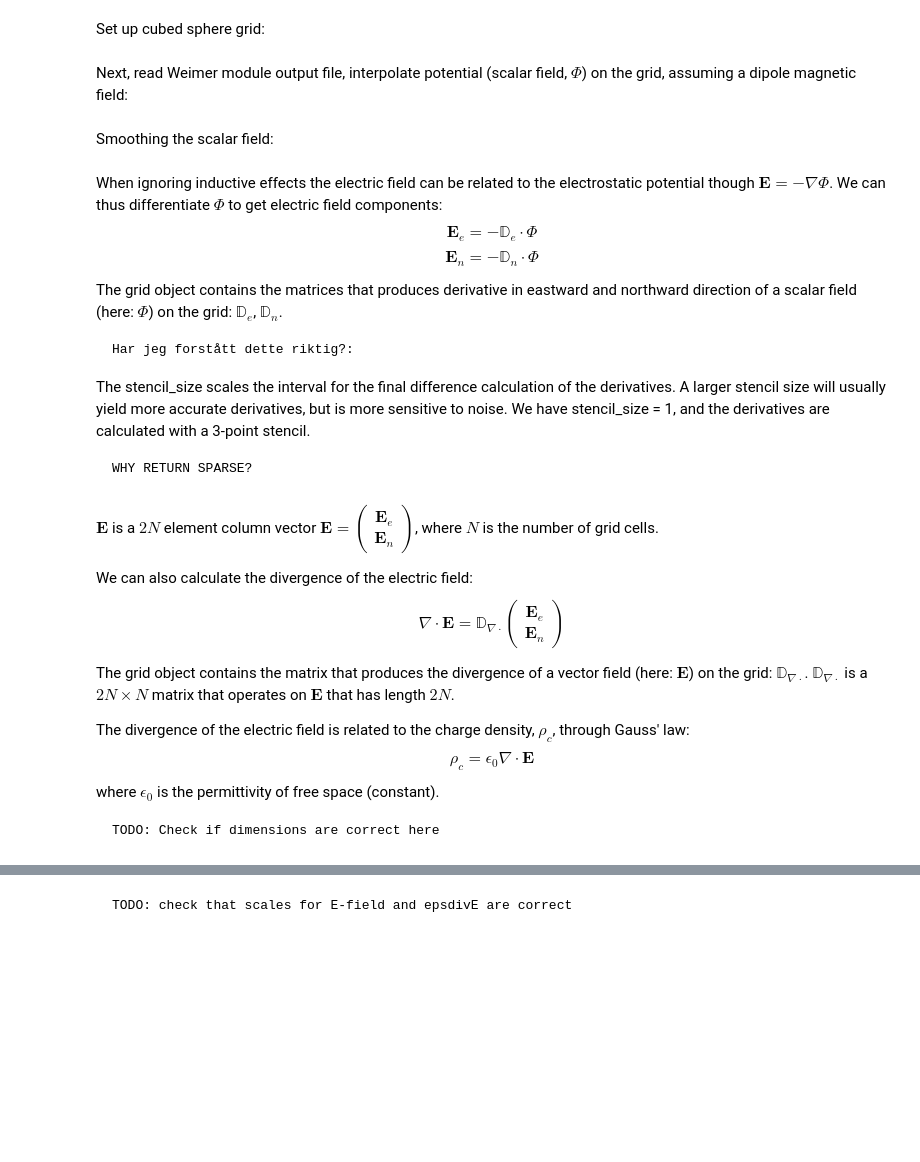
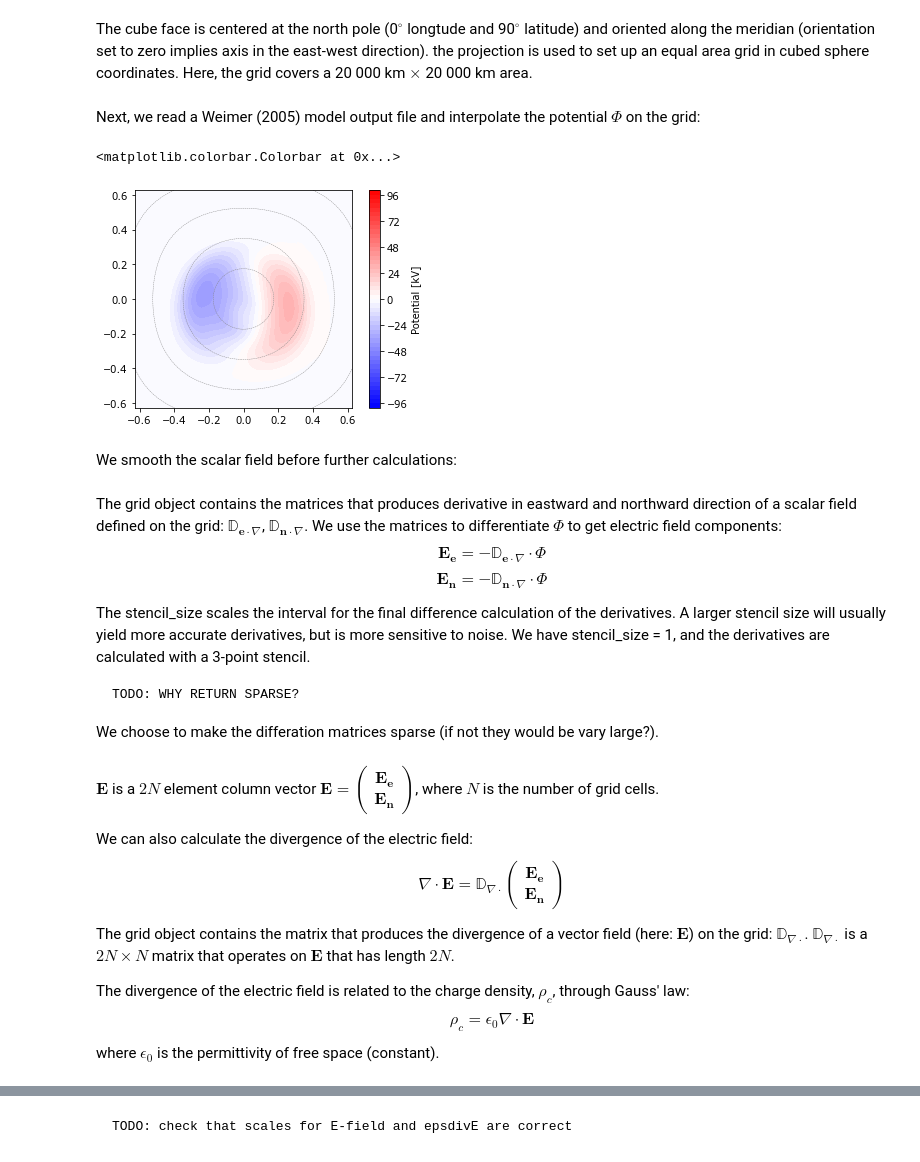
Before and after one commit to klaundal/lompe, a Jupyter notebook: examples/code_paper_figures/01_cubed_sphere_weimer_potential.ipynb, the cells around one changed output, grey strips where cells are left out. Saved outputs shown, nothing was run; the diff lists cells and outputs as text; code cells hidden in the pictures; blank space fills up the shorter version.

```diff
--- a/examples/code_paper_figures/01_cubed_sphere_weimer_potential.ipynb
+++ b/examples/code_paper_figures/01_cubed_sphere_weimer_potential.ipynb
@@ -23,9 +22,8 @@ from scipy.ndimage import median_filter
 import matplotlib.pyplot as plt
 import lompe
 
-# TODO: are we placing grid on earth or in ionosphere?
-R = 6371.2e3 # Earth radius
-B0 = 3.12e-5 # Mean magnetic field
-eps0 = 8.854e-12 # electric permittivity of free space
-stencil_size = 2 # size of the stencil used for numerical differentiation
+Re = 6371.2e3    # Earth radius
+B0 = 3.12e-5     # Mean magnetic field
+eps0 = 8.854e-12 # Electric permittivity of free space
+stencil_size = 1 # Size of the stencil used for numerical differentiation
 # %%
@@ -34,12 +33,12 @@ starttime = datetime.now() # temporary to see how run time changes for different
 # %% [markdown]
-Set up cubed sphere grid:
+The cube face is centered at the north pole (0$^{\circ}$ longtude and 90$^{\circ}$ latitude) and oriented along the meridian (orientation set to zero implies axis in the east-west direction). the projection is used to set up an equal area grid in cubed sphere coordinates. Here, the grid covers a 20 000 km $\times$ 20 000 km area.
 # %%
+Lres, Wres = 10e3, 10e3
 projection = lompe.cs.CSprojection(position = (0, 90), orientation = 0) # east, west oriented xi-axis
-#grid = lompe.cs.CSgrid(projection, 20000e3, 20000e3, 50e3, 50e3, R = R) # old resolution
-grid = lompe.cs.CSgrid(projection, 20000e3, 20000e3, 30e3, 30e3, R = R)
-SKIP = 10 # how many grid points to skip when plotting vector fields
+grid = lompe.cs.CSgrid(projection, 20000e3, 20000e3, Lres, Wres, R = Re+110e3)
+SKIP = 20 # how many grid points to skip when smoothing
 # %% [markdown]
-Next, read Weimer module output file, interpolate potential (scalar field, $\Phi$) on the grid, assuming a dipole magnetic field:
+Next, we read a Weimer (2005) model output file and interpolate the potential $\Phi$ on the grid:
 # %%
 # read potential file:
 weimer = pd.read_table('./weimer.txt', sep = ' ', skipinitialspace = True, comment = '#', names = ['mlat', 'mlt', 'R_E', 'phi'])
@@ -53,6 +52,17 @@ V     = weimer.phi .values.reshape((181, 61)) * 1e3 # kV to V
 # interpolate potential to cubedsphere grid:
 xi, eta = grid.projection.geo2cube(lonxx, latxx)
 V       = griddata((xi.flatten(), eta.flatten()), V.flatten(), (grid.xi.flatten(), grid.eta.flatten()), fill_value = 0, method = 'linear', rescale = True).reshape(grid.shape)
+# %%
+# temporary
+fig=plt.figure()
+ax=fig.add_subplot(111)
+c=ax.contourf(grid.xi, grid.eta, V*1e-3, cmap = plt.cm.bwr, levels = np.r_[-100:101:4])
+ax.set_aspect('equal')
+ax.contour(grid.xi, grid.eta, grid.lat, linestyles = '--', colors = 'grey', linewidths = .4, levels = np.r_[-80:81:10])
+plt.colorbar(c, label='Potential [kV]')
+# %% [output]
+<matplotlib.colorbar.Colorbar at 0x...>
+[figure, added]
 # %% [markdown]
-Smoothing the scalar field:
+We smooth the scalar field before further calculations:
 # %%
@@ -60,30 +70,27 @@ V = median_filter(V, size = 3*SKIP, mode = 'constant', cval = 0)
 # %% [markdown]
-When ignoring inductive effects the electric field can be related to the electrostatic potential though $\mathbf{E} = -\nabla\Phi$. We can thus differentiate $\Phi$ to get electric field components:
+The grid object contains the matrices that produces derivative in eastward and northward direction of a scalar field defined on the grid: $\mathbb D_{\mathbf{e}\cdot\nabla}$, $\mathbb D_{\mathbf{n}\cdot\nabla}$. We use the matrices to differentiate $\Phi$ to get electric field components:
 \begin{equation*}
-    \mathbf{E}_e = -\mathbb D_e\cdot\Phi
+    \mathbf{E}_{\mathbf{e}} = -\mathbb D_{\mathbf{e}\cdot\nabla}\cdot\Phi
 \end{equation*}
 \begin{equation*}
-    \mathbf{E}_n = -\mathbb D_n\cdot\Phi
+    \mathbf{E}_{\mathbf{n}} = -\mathbb D_{\mathbf{n}\cdot\nabla}\cdot\Phi
 \end{equation*}
-
-The grid object contains the matrices that produces derivative in eastward and northward direction of a scalar field (here: $\Phi$) on the grid: $\mathbb D_e$, $\mathbb D_n$.
-
-    Har jeg forstått dette riktig?:
 
 The stencil_size scales the interval for the final difference calculation of the derivatives. A larger stencil size will usually yield more accurate derivatives, but is more sensitive to noise. We have stencil_size = 1, and the derivatives are calculated with a 3-point stencil.
 
-    WHY RETURN SPARSE?
+    TODO: WHY RETURN SPARSE?
+We choose to make the differation matrices sparse (if not they would be vary large?).
 # %%
 # use cubedsphere differentiation matrices to get electric field:
 De, Dn = grid.get_Le_Ln(S = stencil_size, return_sparse = True)
 E_e = -De.dot(V.flatten()).reshape(grid.shape)
 E_n = -Dn.dot(V.flatten()).reshape(grid.shape)
 # %% [markdown]
-$\mathbf{E}$ is a $2N$ element column vector $\mathbf{E}=\begin{pmatrix}\mathbf{E}_e\\\mathbf{E}_n\end{pmatrix}$, where $N$ is the number of grid cells.
+$\mathbf{E}$ is a $2N$ element column vector $\mathbf{E}=\begin{pmatrix}\mathbf{E}_{\mathbf{e}}\\\mathbf{E}_{\mathbf{n}}\end{pmatrix}$, where $N$ is the number of grid cells.
 
 We can also calculate the divergence of the electric field:
 \begin{equation*}
-    \nabla\cdot\mathbf{E} = \mathbb D_{\nabla\cdot}\begin{pmatrix}\mathbf{E}_e\\\mathbf{E}_n\end{pmatrix}
+    \nabla\cdot\mathbf{E} = \mathbb D_{\nabla\cdot}\begin{pmatrix}\mathbf{E}_{\mathbf{e}}\\\mathbf{E}_{\mathbf{n}}\end{pmatrix}
 \end{equation*}
 
 The grid object contains the matrix that produces the divergence of a vector field (here: $\mathbf{E}$) on the grid: $\mathbb D_{\nabla\cdot}$. $\mathbb D_{\nabla\cdot}$ is a $2N\times N$ matrix that operates on $\mathbf{E}$ that has length $2N$.
@@ -93,6 +100,4 @@ The divergence of the electric field is related to the charge density, $\rho_c$,
     \rho_c = \epsilon_0\nabla\cdot\mathbf{E}
 \end{equation*}
 where $\epsilon_0$ is the permittivity of free space (constant).
-
-    TODO: Check if dimensions are correct here
 # %%
```
Also changed, not shown: parts of 13 cells of this notebook.
